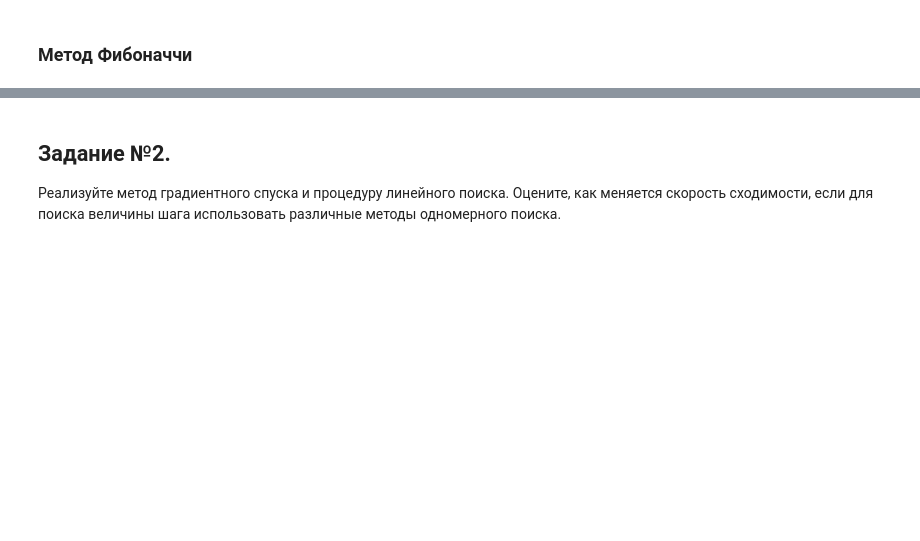
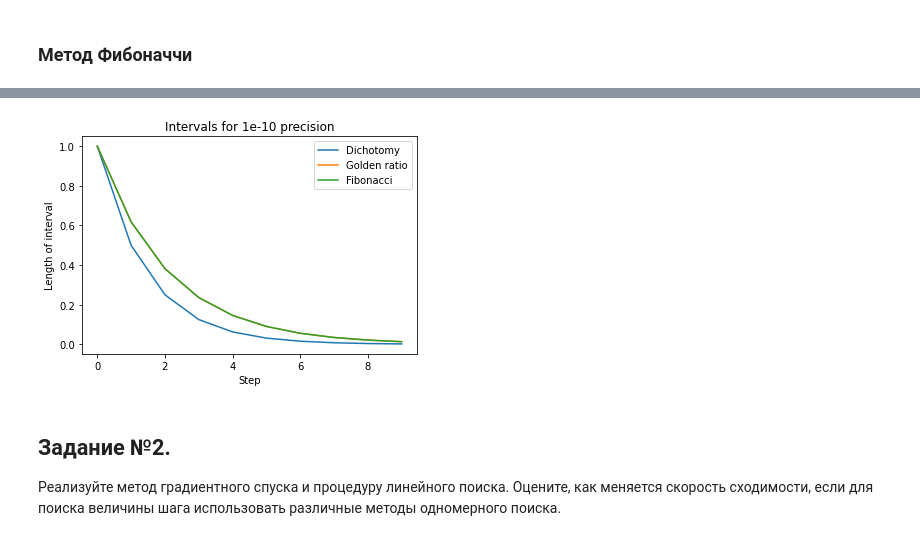
Before and after one commit to CaelmBleidd/optimization_methods, a Jupyter notebook: lab1.ipynb, the cells around one changed output, grey strips where cells are left out. Saved outputs shown, nothing was run; the diff lists cells and outputs as text; code cells hidden in the pictures; blank space fills up the shorter version.

```diff
--- a/lab1.ipynb
+++ b/lab1.ipynb
@@ -243,3 +226,17 @@ fibonacci(f, start_point, end_point, 1e-10)
+# %%
+def find_interval_size(pair):
+    return np.abs(pair[0] - pair[1])
+
+plt.plot(list(range(len(get_by_index(dich_res, 5)[-1])))[:10], list(map(lambda x: find_interval_size(x), get_by_index(dich_res, 5)[-1]))[:10], label="Dichotomy")
+plt.plot(list(range(len(get_by_index(gold_res, 5)[-1])))[:10], list(map(lambda x: find_interval_size(x), get_by_index(gold_res, 5)[-1]))[:10], label="Golden ratio")
+plt.plot(list(range(len(get_by_index(fib_res, 5)[-1])))[:10], list(map(lambda x: find_interval_size(x), get_by_index(fib_res, 5)[-1]))[:10], label="Fibonacci")
+plt.title("Intervals for 1e-10 precision")
+plt.xlabel("Step")
+plt.ylabel("Length of interval")
+plt.legend()
+plt.show()
+# %% [output]
+[figure, added]
 # %% [markdown]
 ## Задание №2.
 Реализуйте метод градиентного спуска и процедуру линейного поиска. Оцените,
```
Also changed, not shown: parts of 15 cells of this notebook.
